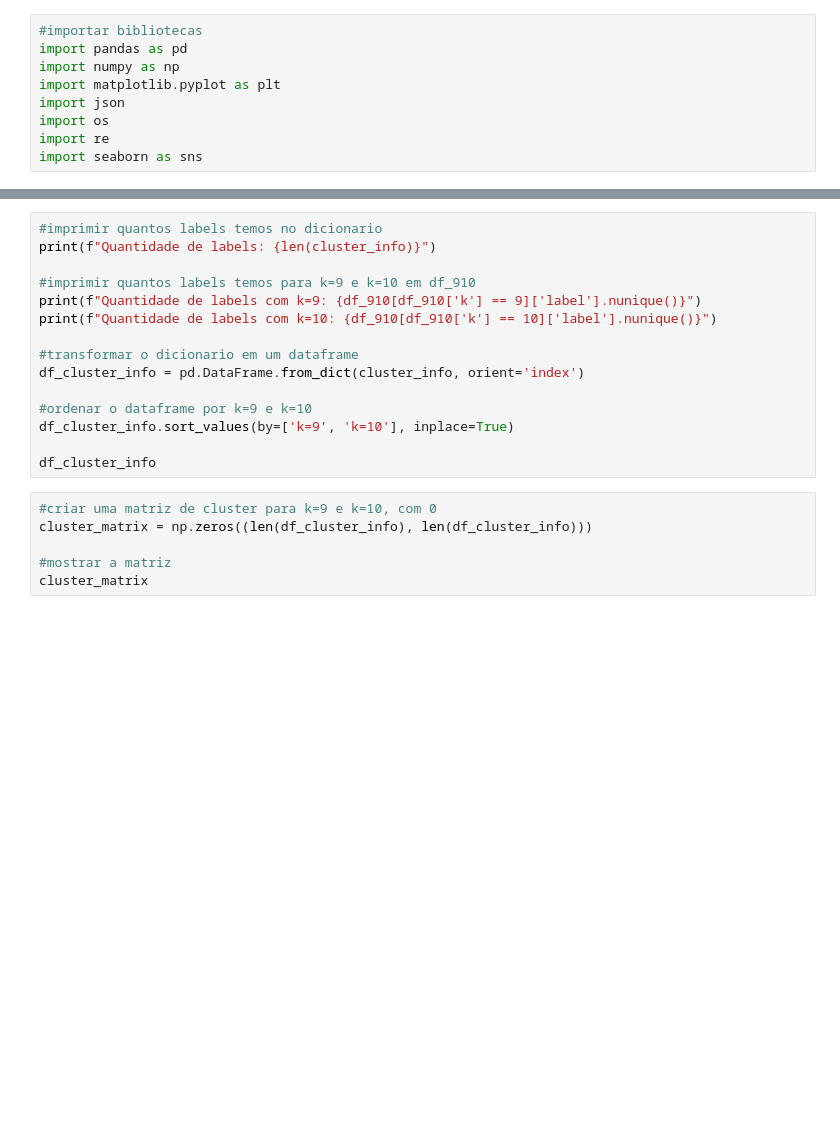
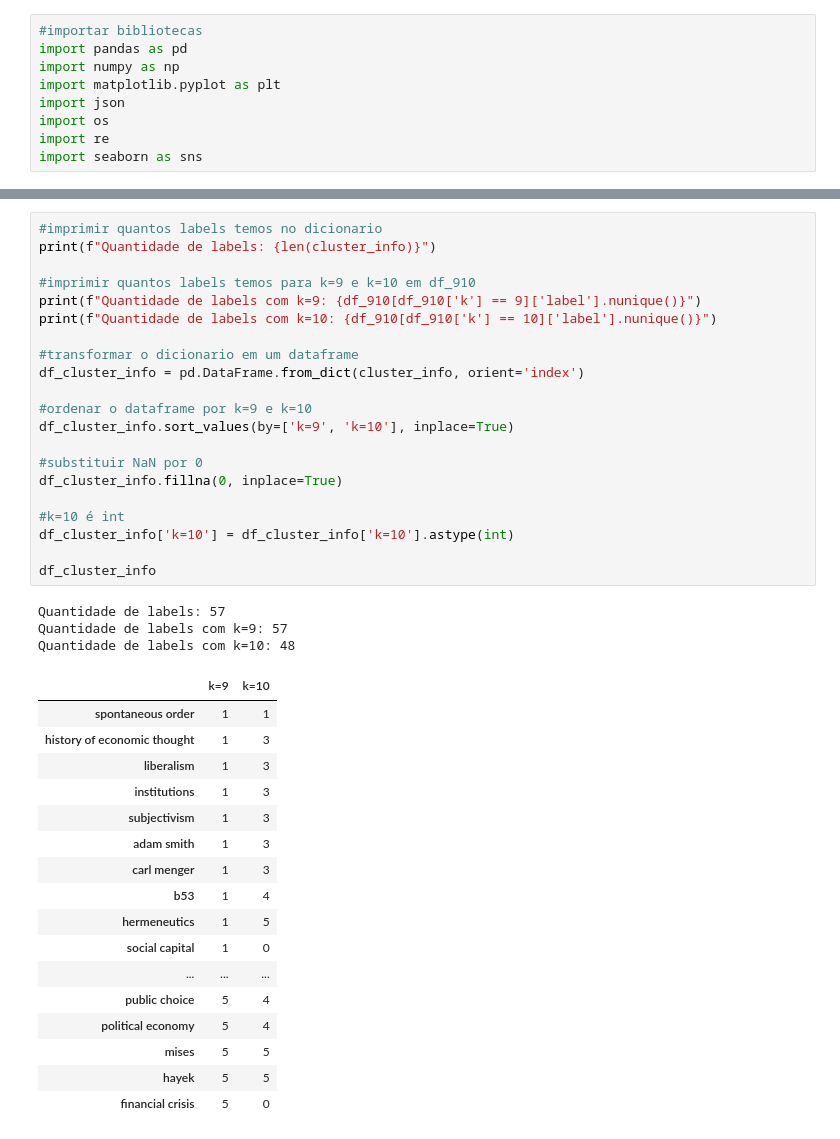
Before and after one commit to thaisfds/bibliometriic-thresholds, a Jupyter notebook: behaviorChange.ipynb, the cells around one changed output, grey strips where cells are left out. Drawn from its saved outputs; the diff is of its cells as text; blank space fills up the shorter version.

```diff
--- a/behaviorChange.ipynb
+++ b/behaviorChange.ipynb
@@ -92,21 +104,42 @@ print(cluster_info)
 # %%
 #imprimir quantos labels temos no dicionario
 print(f"Quantidade de labels: {len(cluster_info)}")
 
 #imprimir quantos labels temos para k=9 e k=10 em df_910
 print(f"Quantidade de labels com k=9: {df_910[df_910['k'] == 9]['label'].nunique()}")
 print(f"Quantidade de labels com k=10: {df_910[df_910['k'] == 10]['label'].nunique()}")
 
 #transformar o dicionario em um dataframe
 df_cluster_info = pd.DataFrame.from_dict(cluster_info, orient='index')
 
 #ordenar o dataframe por k=9 e k=10
 df_cluster_info.sort_values(by=['k=9', 'k=10'], inplace=True)
 
+#substituir NaN por 0
+df_cluster_info.fillna(0, inplace=True)
+
+#k=10 é int
+df_cluster_info['k=10'] = df_cluster_info['k=10'].astype(int)
+
 df_cluster_info
+# %% [output]
+Quantidade de labels: 57
+Quantidade de labels com k=9: 57
+Quantidade de labels com k=10: 48
+|  | k=9 | k=10 |
+| spontaneous order | 1 | 1 |
+| history of economic thought | 1 | 3 |
+| liberalism | 1 | 3 |
+| institutions | 1 | 3 |
+| subjectivism | 1 | 3 |
+| adam smith | 1 | 3 |
+| carl menger | 1 | 3 |
+| b53 | 1 | 4 |
+| hermeneutics | 1 | 5 |
+| social capital | 1 | 0 |
+| ... | ... | ... |
+| public choice | 5 | 4 |
+| political economy | 5 | 4 |
+| mises | 5 | 5 |
+| hayek | 5 | 5 |
+| financial crisis | 5 | 0 |
-# %%
-#criar uma matriz de cluster para k=9 e k=10, com 0
-cluster_matrix = np.zeros((len(df_cluster_info), len(df_cluster_info)))
-
-#mostrar a matriz
-cluster_matrix
```
Also changed, not shown: parts of 7 cells of this notebook, 1 other file.
